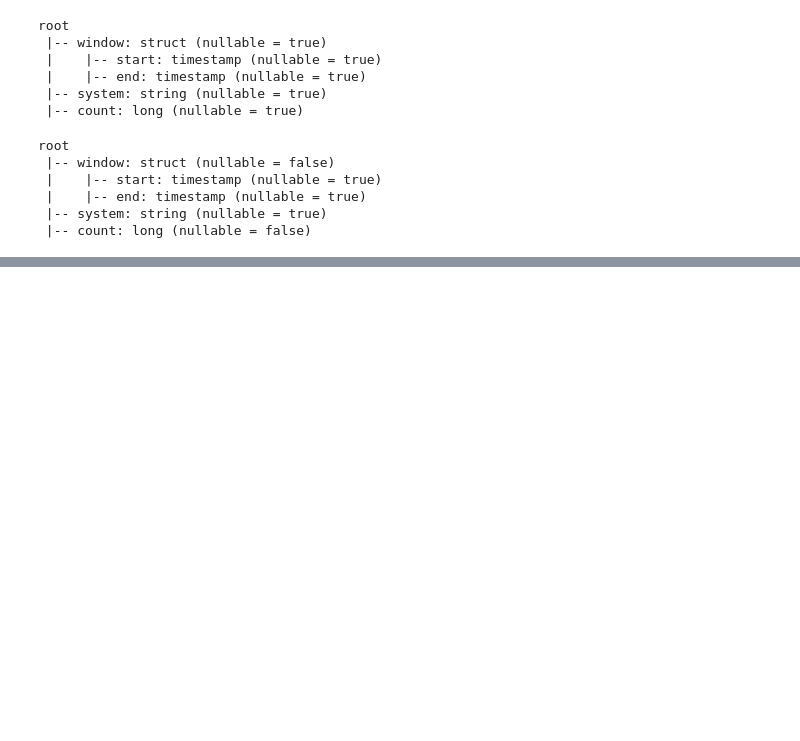
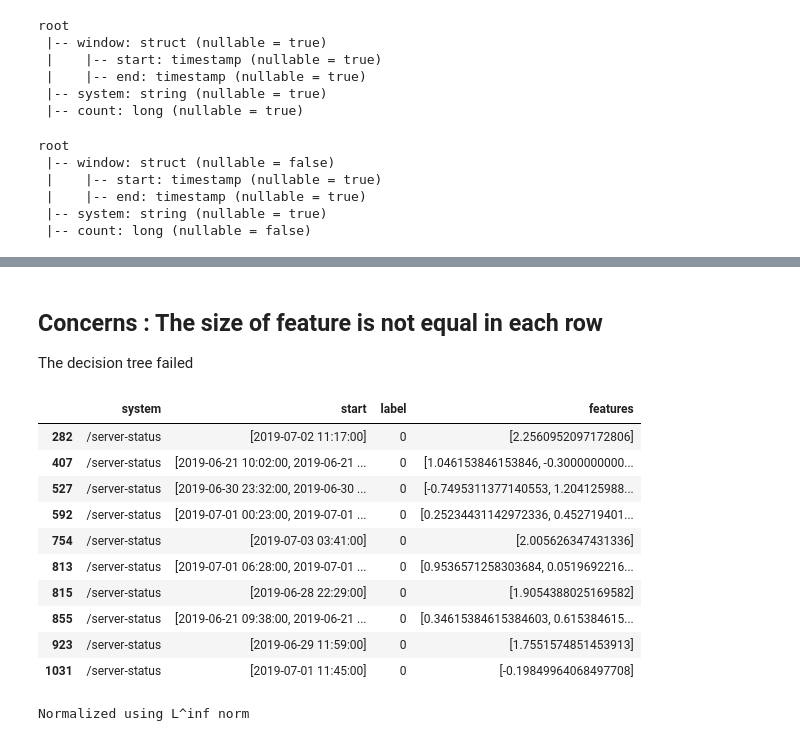
Before and after one commit to operationalintelligence/EmailAlertingSystem, a Jupyter notebook: StreamingNotebook/TriggerAlert.ipynb, the cells around one changed output, grey strips where cells are left out. Drawn from its saved outputs; the diff is of its cells as text; code cells hidden in the pictures; blank space fills up the shorter version.

Commit message:
:sparkles: test comparing before and after normalizer

```diff
--- a/StreamingNotebook/TriggerAlert.ipynb
+++ b/StreamingNotebook/TriggerAlert.ipynb
@@ -61,13 +48,13 @@ only showing top 20 rows
 # %%
 from pyspark.sql import Window
-
 w = Window.partitionBy('system',window("window.start", "7 days"))
 # .orderBy(col("window.start").cast('long')).rangeBetween(-days(7), 0)
 
 freq_analyze_df=temp_data.select('*', avg('count').over(w).alias('avg')).sort('system','window')\
-.select('*', (col('count') - first('avg').over(w)).alias('diff'))\
-.select('*', when((abs(col('diff')) > col('avg')*0.7), 1).otherwise(0).alias('label'))
-# freq_analyze_df.show()
+.select('*', ((col('count') - first('avg').over(w))).alias('diff'))\
+.select('*', ((col('diff')/first('avg').over(w))).alias('%diff'))\
+.select('*', when((abs(col('%diff'))>3), 1).otherwise(0).alias('label'))
+# freq_analyze_df.filter("system=='popdb'").show()
 # %%
 raw_data=raw_data.join(freq_analyze_df, ["system","window","count"], "inner")
 raw_data.printSchema()
@@ -151,0 +136,25 @@ only showing top 20 rows
+# %%
+import numpy as np
+
+from pyspark.ml.linalg import Vectors
+w = Window.partitionBy('system',window("window.start","5 hours"))
+
+concat_alert_df=freq_analyze_df\
+.drop_duplicates(['%diff','system'])\
+.withColumn('features', collect_list(col('%diff')).over(w).cast("array<double>"))\
+.withColumn('num_features', size(collect_list(col('%diff')).over(w).cast("array<double>")))\
+.withColumn('start', collect_list(col('window.start')).over(w))\
+.withColumn('labels', collect_list(col('label')).over(w))\
+.drop_duplicates(subset=['features','label'])
+# %% [markdown]
+Concerns : The size of feature is not equal in each row
+-----
+The decision tree failed
+# %%
+from pyspark.ml.clustering import KMeans
+from pyspark.ml.linalg import Vectors, VectorUDT
+to_vector = udf(lambda a: Vectors.dense(a), VectorUDT())
+transform=concat_alert_df.select("system","start","labels",to_vector("features").alias("features"))
+# transform.show()
+# %%
+transform_pd=transform.toPandas()
@@ -151,0 +163,30 @@ only showing top 20 rows
+# %%
+pd.set_option('display.max_colwidth', -1)
+transform_pd[transform_pd.system=='/server-status'].head(10)
+# %% [output]
+|  | system | start | label | features |
+| 282 | /server-status | [2019-07-02 11:17:00] | 0 | [2.2560952097172806] |
+| 407 | /server-status | [2019-06-21 10:02:00, 2019-06-21 ... | 0 | [1.046153846153846, -0.3000000000... |
+| 527 | /server-status | [2019-06-30 23:32:00, 2019-06-30 ... | 0 | [-0.7495311377140553, 1.204125988... |
+| 592 | /server-status | [2019-07-01 00:23:00, 2019-07-01 ... | 0 | [0.25234431142972336, 0.452719401... |
+| 754 | /server-status | [2019-07-03 03:41:00] | 0 | [2.005626347431336] |
+| 813 | /server-status | [2019-07-01 06:28:00, 2019-07-01 ... | 0 | [0.9536571258303684, 0.0519692216... |
+| 815 | /server-status | [2019-06-28 22:29:00] | 0 | [1.9054388025169582] |
+| 855 | /server-status | [2019-06-21 09:38:00, 2019-06-21 ... | 0 | [0.34615384615384603, 0.615384615... |
+| 923 | /server-status | [2019-06-29 11:59:00] | 0 | [1.7551574851453913] |
+| 1031 | /server-status | [2019-07-01 11:45:00] | 0 | [-0.19849964068497708] |
+# %%
+from pyspark.ml.feature import Normalizer
+from pyspark.ml.linalg import Vectors
+# Normalize each Vector using $L^1$ norm.
+# normalizer = Normalizer(inputCol="features", outputCol="normFeatures", p=1.0)
+# l1NormData = normalizer.transform(transform)
+# print("Normalized using L^1 norm")
+# l1NormData.show()
+
+# Normalize each Vector using $L^\infty$ norm.
+lInfNormData = normalizer.transform(transform, {normalizer.p: float("inf")})
+print("Normalized using L^inf norm")
+# lInfNormData.show()
+# %% [output]
+Normalized using L^inf norm
```
Also changed, not shown: parts of 34 cells of this notebook.
